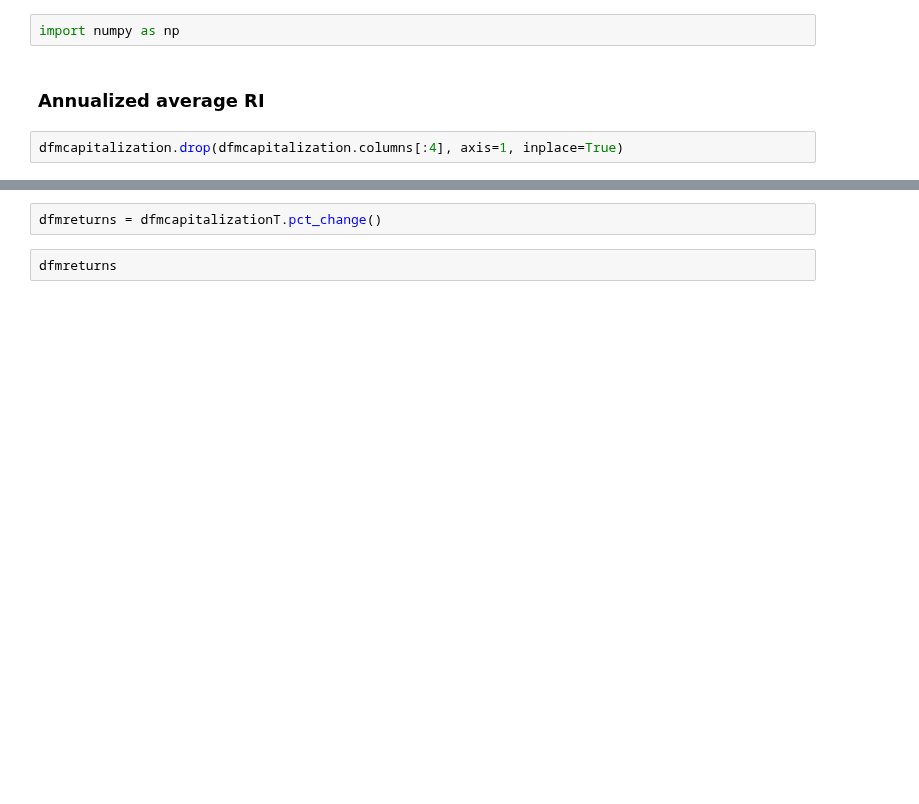
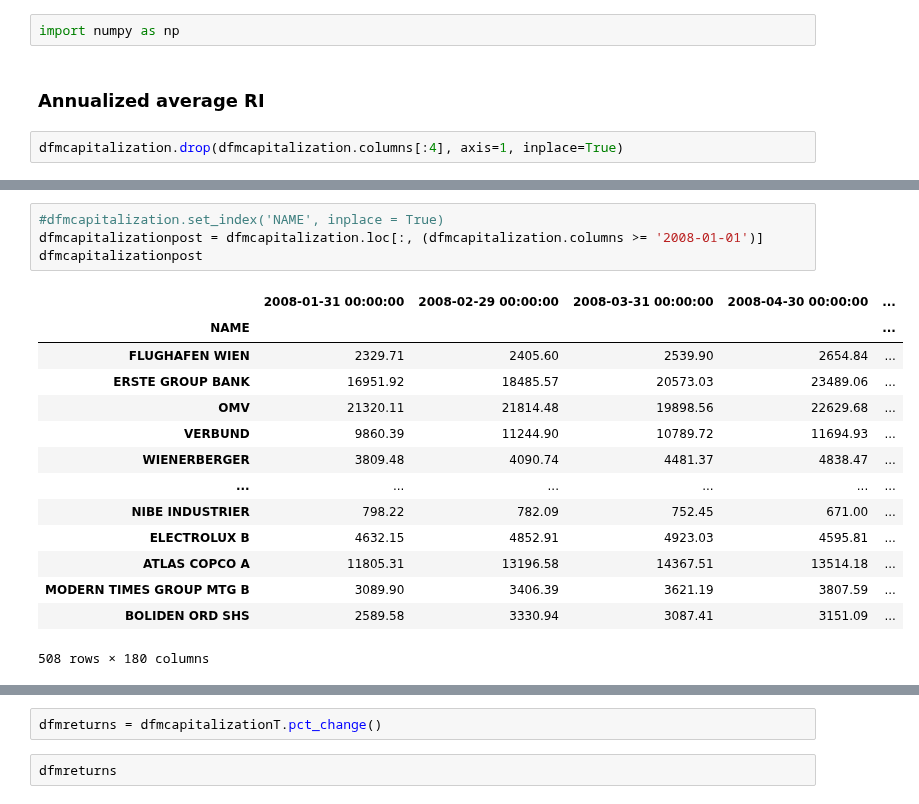
Before and after one commit to GiammarcoBozzelli/SEF, a Jupyter notebook: main.ipynb, the cells around one changed output, grey strips where cells are left out. Cells and saved outputs as stored; diff of their text form; blank space fills up the shorter version.

```diff
--- a/main.ipynb
+++ b/main.ipynb
@@ -284,0 +266,19 @@ dfmcapitalizationT
+# %%
+#dfmcapitalization.set_index('NAME', inplace = True)
+dfmcapitalizationpost = dfmcapitalization.loc[:, (dfmcapitalization.columns >= '2008-01-01')]
+dfmcapitalizationpost
+# %% [output]
+|  | 2008-01-31 00:00:00 | 2008-02-29 00:00:00 | 2008-03-31 00:00:00 | 2008-04-30 00:00:00 | ... |
+| NAME |  |  |  |  | ... |
+| FLUGHAFEN WIEN | 2329.71 | 2405.60 | 2539.90 | 2654.84 | ... |
+| ERSTE GROUP BANK | 16951.92 | 18485.57 | 20573.03 | 23489.06 | ... |
+| OMV | 21320.11 | 21814.48 | 19898.56 | 22629.68 | ... |
+| VERBUND | 9860.39 | 11244.90 | 10789.72 | 11694.93 | ... |
+| WIENERBERGER | 3809.48 | 4090.74 | 4481.37 | 4838.47 | ... |
+| ... | ... | ... | ... | ... | ... |
+| NIBE INDUSTRIER | 798.22 | 782.09 | 752.45 | 671.00 | ... |
+| ELECTROLUX B | 4632.15 | 4852.91 | 4923.03 | 4595.81 | ... |
+| ATLAS COPCO A | 11805.31 | 13196.58 | 14367.51 | 13514.18 | ... |
+| MODERN TIMES GROUP MTG B | 3089.90 | 3406.39 | 3621.19 | 3807.59 | ... |
+| BOLIDEN ORD SHS | 2589.58 | 3330.94 | 3087.41 | 3151.09 | ... |
+508 rows × 180 columns
```
Also changed, not shown: parts of 18 cells of this notebook.
